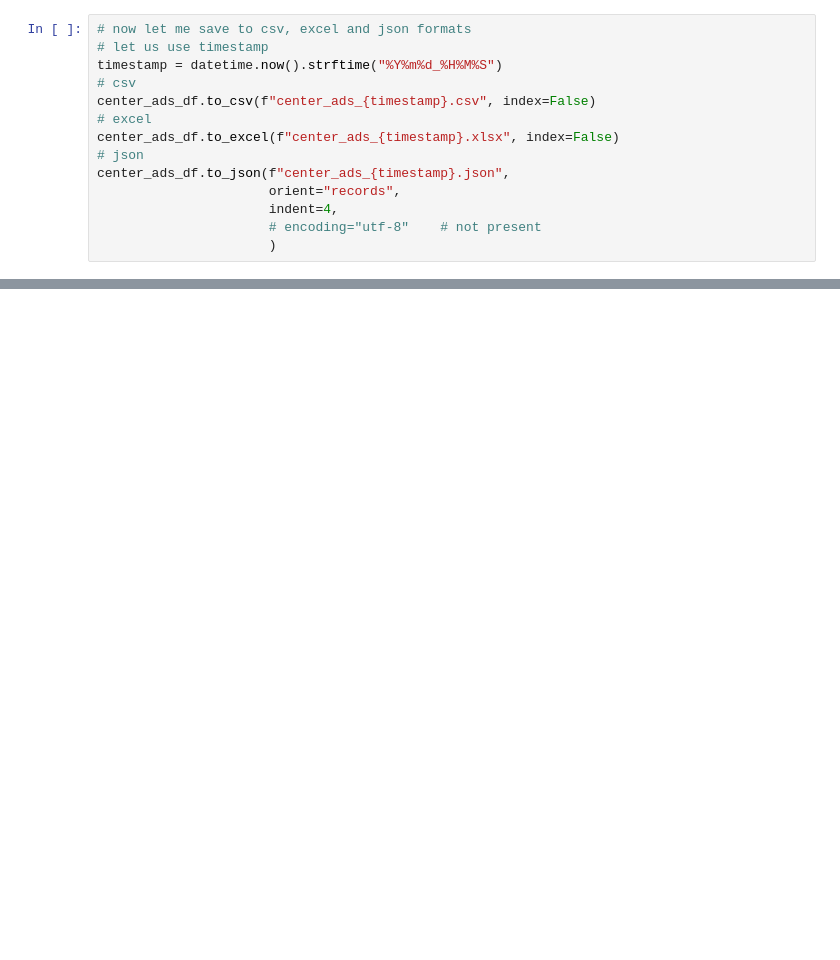
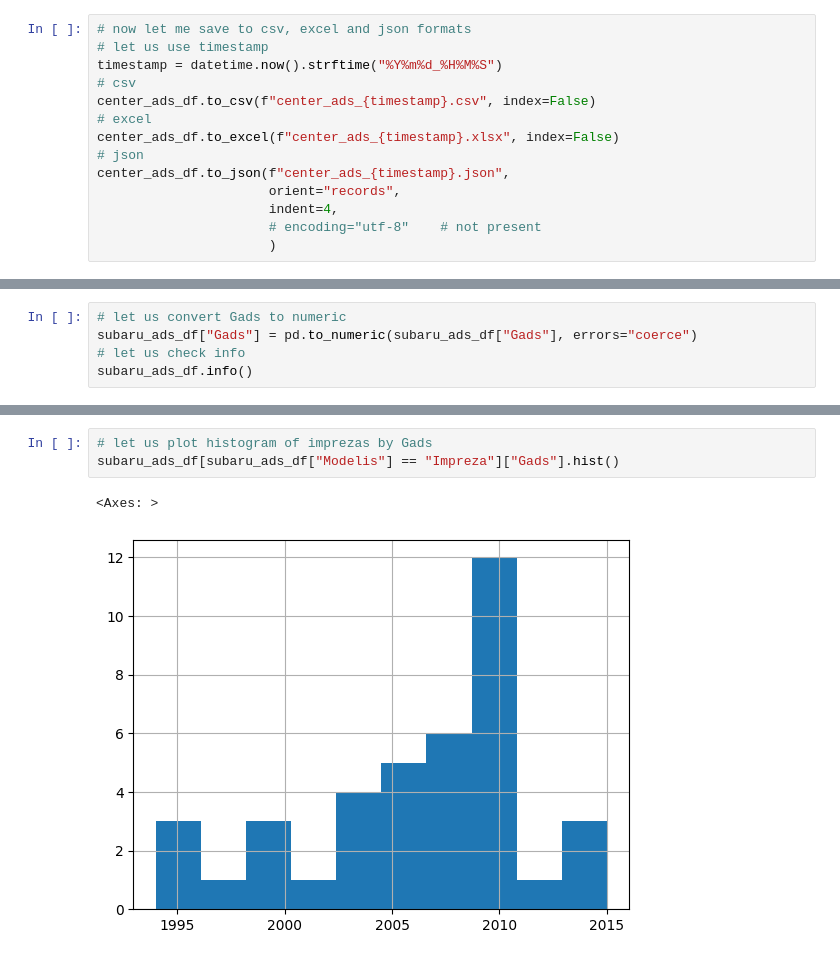
Before and after one commit to ValRCS/DAS_Python_24, a Jupyter notebook: Topic_15_Web_Scraping/WebScraping_Apartments.ipynb, the cells around one changed output, grey strips where cells are left out. Saved outputs shown, nothing was run; the diff lists cells and outputs as text; blank space fills up the shorter version.

```diff
--- a/Topic_15_Web_Scraping/WebScraping_Apartments.ipynb
+++ b/Topic_15_Web_Scraping/WebScraping_Apartments.ipynb
@@ -490,0 +600,5 @@ center_ads_df.to_json(f"center_ads_{timestamp}.json",
+# %%
+# let us convert Gads to numeric
+subaru_ads_df["Gads"] = pd.to_numeric(subaru_ads_df["Gads"], errors="coerce")
+# let us check info
+subaru_ads_df.info()
@@ -490,0 +634,6 @@ center_ads_df.to_json(f"center_ads_{timestamp}.json",
+# %%
+# let us plot histogram of imprezas by Gads
+subaru_ads_df[subaru_ads_df["Modelis"] == "Impreza"]["Gads"].hist()
+# %% [output]
+<Axes: >
+[figure, added]
```
Also changed, not shown: parts of 15 cells of this notebook, 1 other file.
